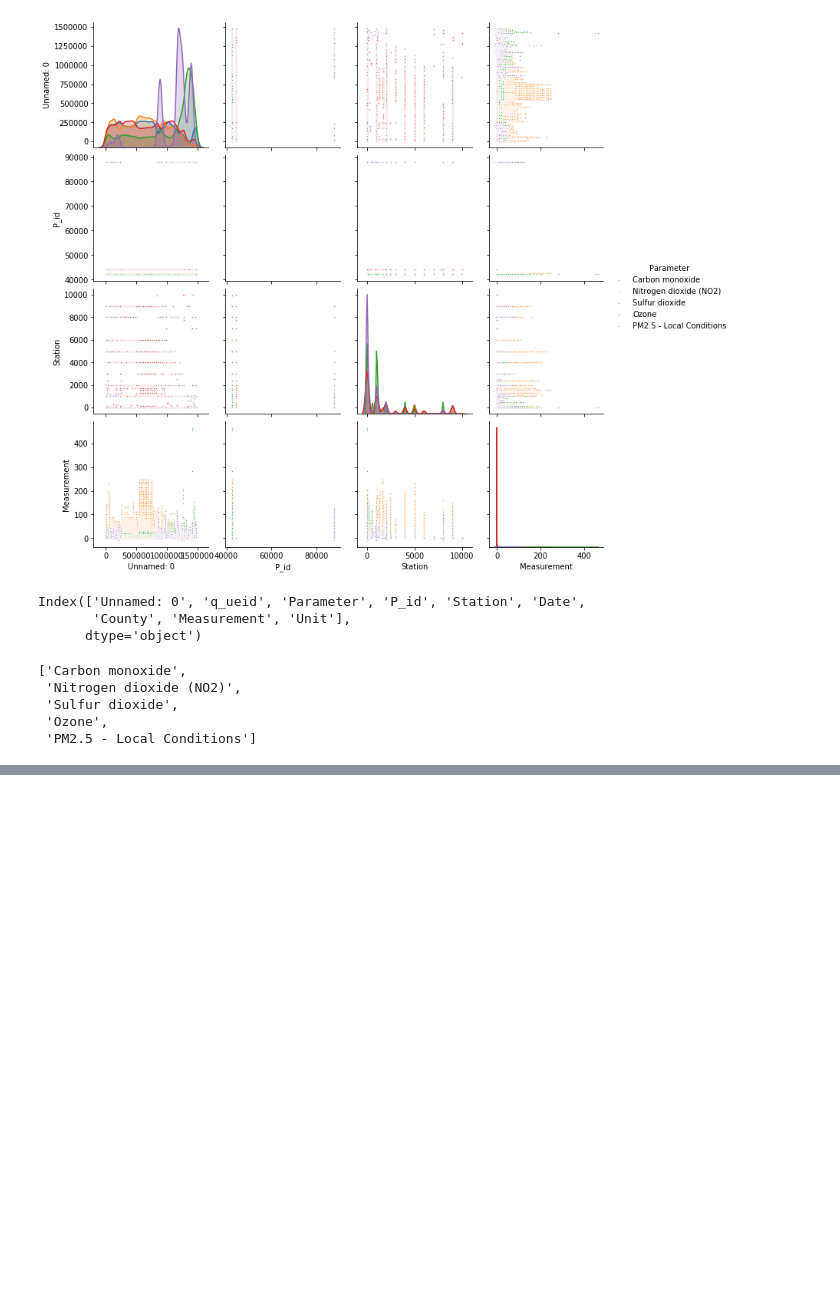
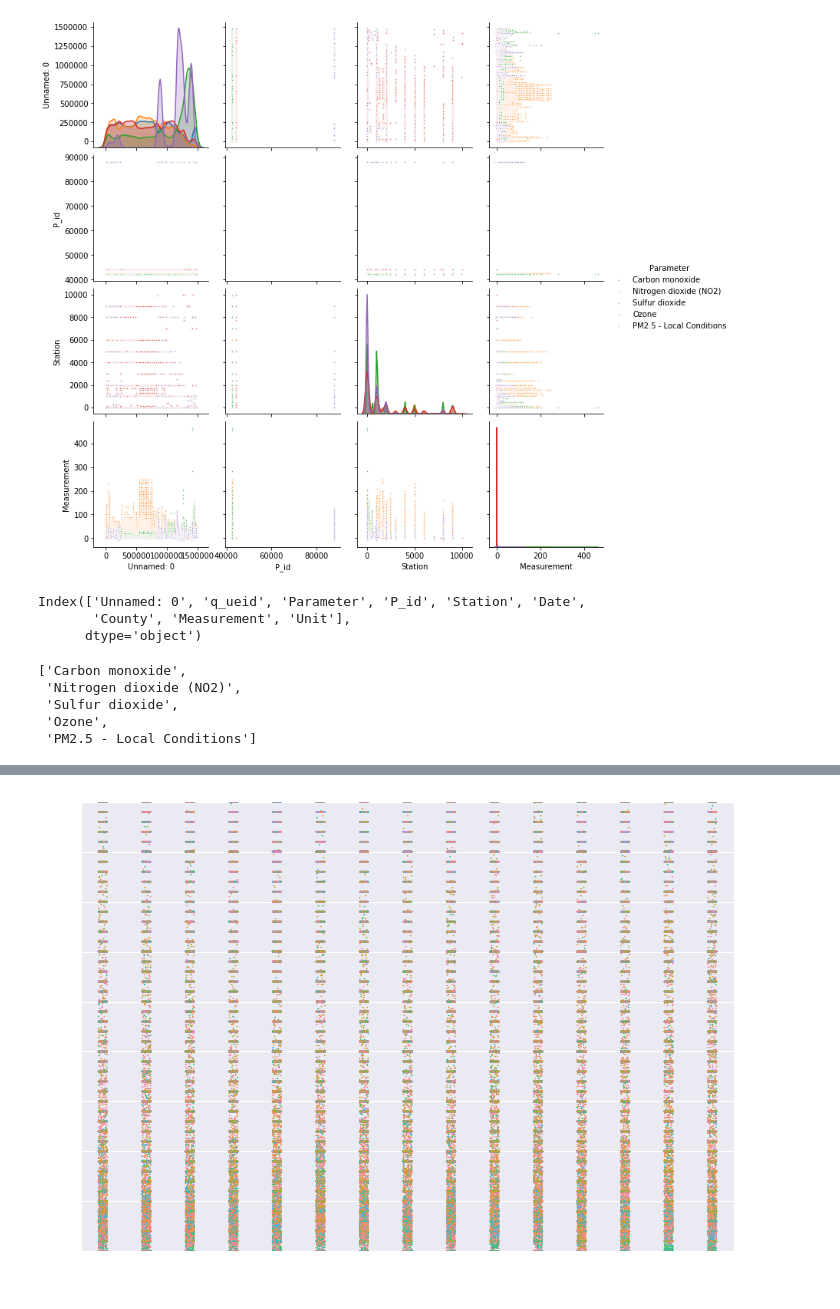
Before and after one commit to juanitovaldez/volcano, a Jupyter notebook: backupvizhacking.ipynb, the cells around one changed output, grey strips where cells are left out. Saved outputs shown, nothing was run; the diff lists cells and outputs as text; code cells hidden in the pictures; blank space fills up the shorter version.

```diff
--- a/backupvizhacking.ipynb
+++ b/backupvizhacking.ipynb
@@ -67,10 +76,10 @@ pollutant_list
 clean_record.to_csv('final_epa_usgs_df.csv')
 # %%
 #Iterate over this to make graphs for each pollutant:
-sns.set(rc={'figure.figsize':(11.7,8.27), 'text.color':'white', 'axes'})
-ax = sns.stripplot(x=clean_record['time_bins'], y = clean_record['Measurement'], hue=clean_record['Station'], data = clean_record[clean_record['Parameter'] == 'Sulfur dioxide'], marker='.', s=3, )
-ax.set(ylim=(0, 200))
+sns.set(rc=rc)
+ax = sns.stripplot(x=clean_record['time_bins'], y = clean_record['Measurement'], hue=clean_record['Station'], data = clean_record[clean_record['Parameter'] == pollutant], marker='.', s=3, )
+ax.set(ylim=(0, 45))
 ax.legend().set_visible(False)
 
-plt.pyplot.savefig('s02_jitterplo.png', format='png', transparent=True)
+plt.pyplot.savefig(f'{pollutant}_jitterplo.png', format='png', transparent=True)
 # %% [output]
@@ -78,2 +86,3 @@ SyntaxError: invalid syntax (<ipython-input-12-0704938a1167>, line 2)
+[figure, added]
 # %%
 #g = sns.FacetGrid(clean_record, col='Parameter', hue='Unit', col_wrap=5)
```
Also changed, not shown: parts of 7 cells of this notebook, 12 other files.
